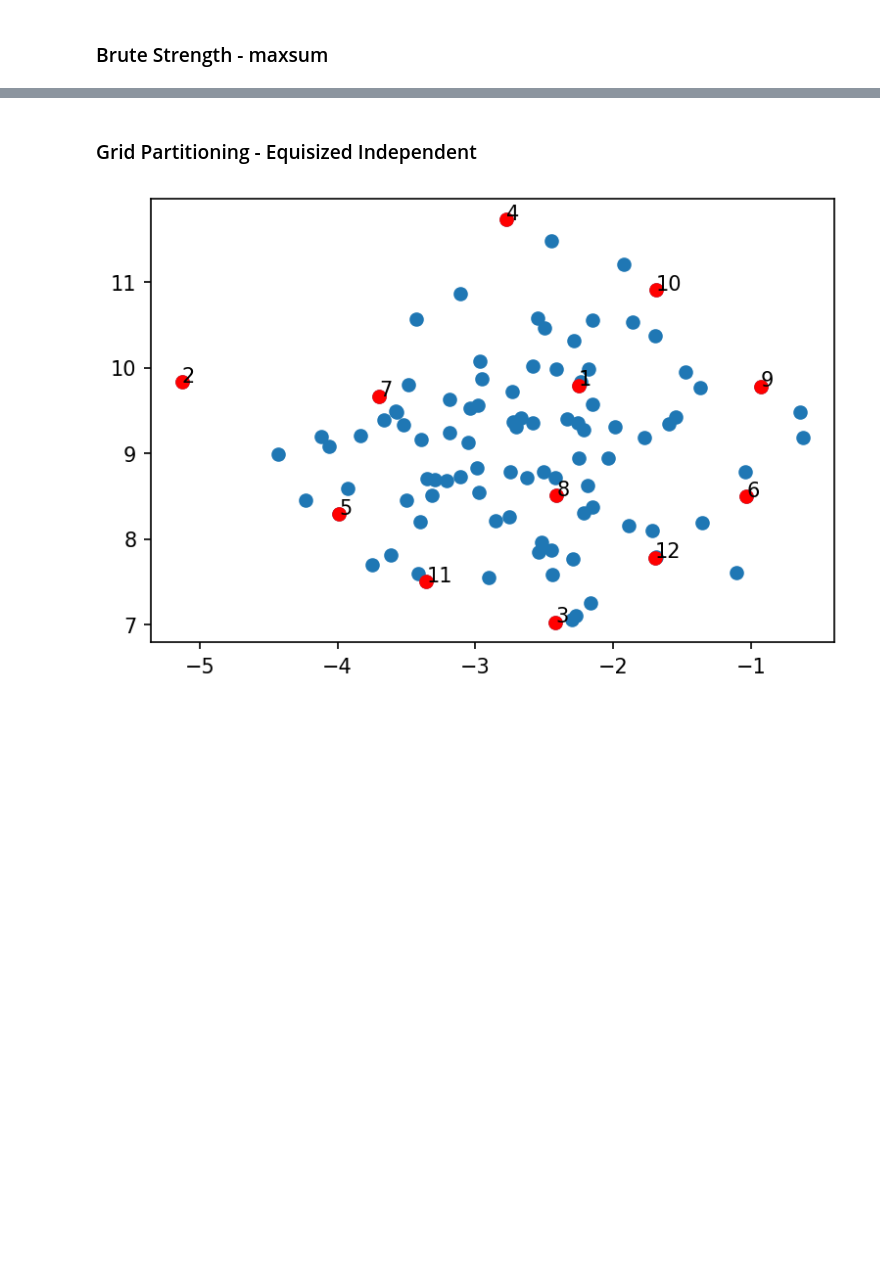
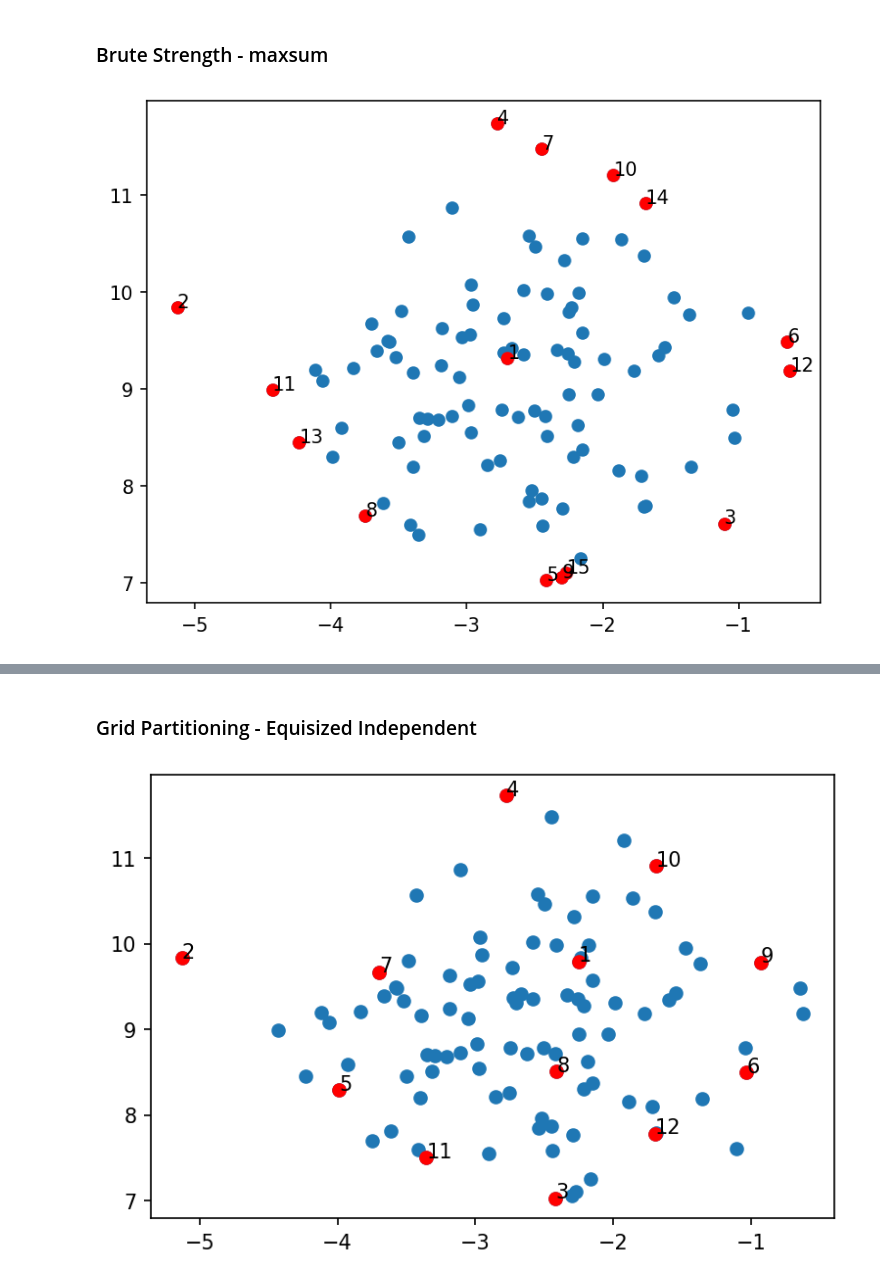
Before and after one commit to theochem/Selector, a Jupyter notebook: doc/notebooks/diversity_subsect_selection_synthetic_data.ipynb, the cells around one changed output, grey strips where cells are left out. Cells and saved outputs as stored; diff of their text form; code cells hidden in the pictures; blank space fills up the shorter version.

```diff
--- a/doc/notebooks/diversity_subsect_selection_synthetic_data.ipynb
+++ b/doc/notebooks/diversity_subsect_selection_synthetic_data.ipynb
@@ -137,9 +136,10 @@ graph_data(mocked_cluster_coords, selected_mocked)
 # %% [markdown]
 ### Brute Strength - maxsum
 # %%
-selector = DissimilaritySelection(num_selected=12,
-                                  arr_dist=arr_dist,
-                                  random_seed=42,
-                                  method="maxsum")
-selector.starting_idx = 0
-selected_ids2 = selector.select()
+from DiverseSelector import dissimilarity
+
+selector = dissimilarity.MaxSum()
+selected_ids11 = selector.select(arr=arr_dist, size=15, labels=class_labels)
+graph_data(coords,selected_ids11)
+# %% [output]
+[figure, added]
```
Also changed, not shown: parts of 4 cells of this notebook.
